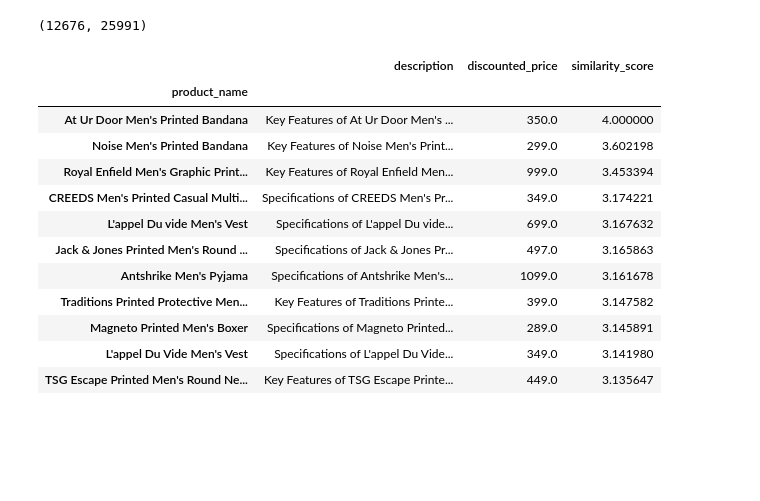
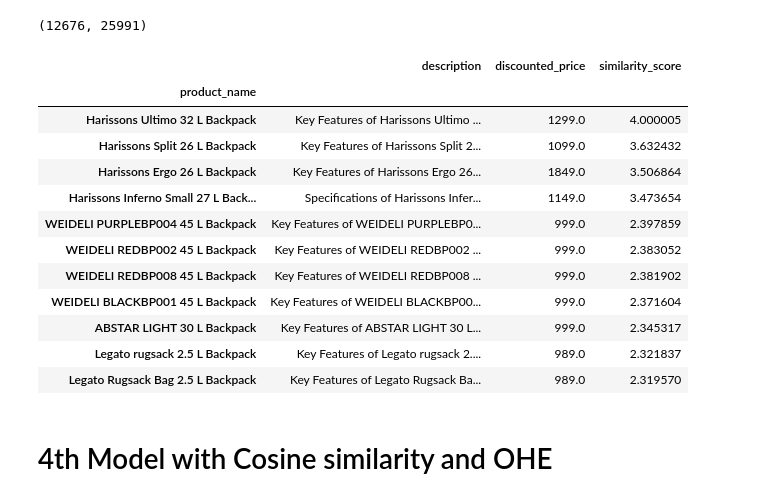
Before and after one commit to PraneethVasarla/flipkart-recommendation-system, a Jupyter notebook: Flipkart Rcommendation System.ipynb, the cells around one changed output. Drawn from its saved outputs; the diff is of its cells as text; code cells hidden in the pictures; blank space fills up the shorter version.

Commit message:
4th model with OHE and Cosine similarity...better recommendations

```diff
--- a/Flipkart Rcommendation System.ipynb
+++ b/Flipkart Rcommendation System.ipynb
@@ -784,18 +784,20 @@ def get_recommendation_3rd_model(title,linear_kernel=linear_similarity2):
     recommendations.set_index("product_name",inplace=True)
     return recommendations
 # %%
-get_recommendation_3rd_model("At Ur Door Men's Printed Bandana")
+get_recommendation_3rd_model("Harissons Ultimo 32 L Backpack")
 # %% [output]
 |  | description | discounted_price | similarity_score |
 | product_name |  |  |  |
-| At Ur Door Men's Printed Bandana | Key Features of At Ur Door Men's ... | 350.0 | 4.000000 |
-| Noise Men's Printed Bandana | Key Features of Noise Men's Print... | 299.0 | 3.602198 |
-| Royal Enfield Men's Graphic Print... | Key Features of Royal Enfield Men... | 999.0 | 3.453394 |
-| CREEDS Men's Printed Casual Multi... | Specifications of CREEDS Men's Pr... | 349.0 | 3.174221 |
-| L'appel Du vide Men's Vest | Specifications of L'appel Du vide... | 699.0 | 3.167632 |
-| Jack & Jones Printed Men's Round ... | Specifications of Jack & Jones Pr... | 497.0 | 3.165863 |
-| Antshrike Men's Pyjama | Specifications of Antshrike Men's... | 1099.0 | 3.161678 |
-| Traditions Printed Protective Men... | Key Features of Traditions Printe... | 399.0 | 3.147582 |
-| Magneto Printed Men's Boxer | Specifications of Magneto Printed... | 289.0 | 3.145891 |
-| L'appel Du Vide Men's Vest | Specifications of L'appel Du Vide... | 349.0 | 3.141980 |
-| TSG Escape Printed Men's Round Ne... | Key Features of TSG Escape Printe... | 449.0 | 3.135647 |
+| Harissons Ultimo 32 L Backpack | Key Features of Harissons Ultimo ... | 1299.0 | 4.000005 |
+| Harissons Split 26 L Backpack | Key Features of Harissons Split 2... | 1099.0 | 3.632432 |
+| Harissons Ergo 26 L Backpack | Key Features of Harissons Ergo 26... | 1849.0 | 3.506864 |
+| Harissons Inferno Small 27 L Back... | Specifications of Harissons Infer... | 1149.0 | 3.473654 |
+| WEIDELI PURPLEBP004 45 L Backpack | Key Features of WEIDELI PURPLEBP0... | 999.0 | 2.397859 |
+| WEIDELI REDBP002 45 L Backpack | Key Features of WEIDELI REDBP002 ... | 999.0 | 2.383052 |
+| WEIDELI REDBP008 45 L Backpack | Key Features of WEIDELI REDBP008 ... | 999.0 | 2.381902 |
+| WEIDELI BLACKBP001 45 L Backpack | Key Features of WEIDELI BLACKBP00... | 999.0 | 2.371604 |
+| ABSTAR LIGHT 30 L Backpack | Key Features of ABSTAR LIGHT 30 L... | 999.0 | 2.345317 |
+| Legato rugsack 2.5 L Backpack | Key Features of Legato rugsack 2.... | 989.0 | 2.321837 |
+| Legato Rugsack Bag 2.5 L Backpack | Key Features of Legato Rugsack Ba... | 989.0 | 2.319570 |
+# %% [markdown]
+# 4th Model with Cosine similarity and OHE
```
Also changed, not shown: parts of 6 cells of this notebook.
